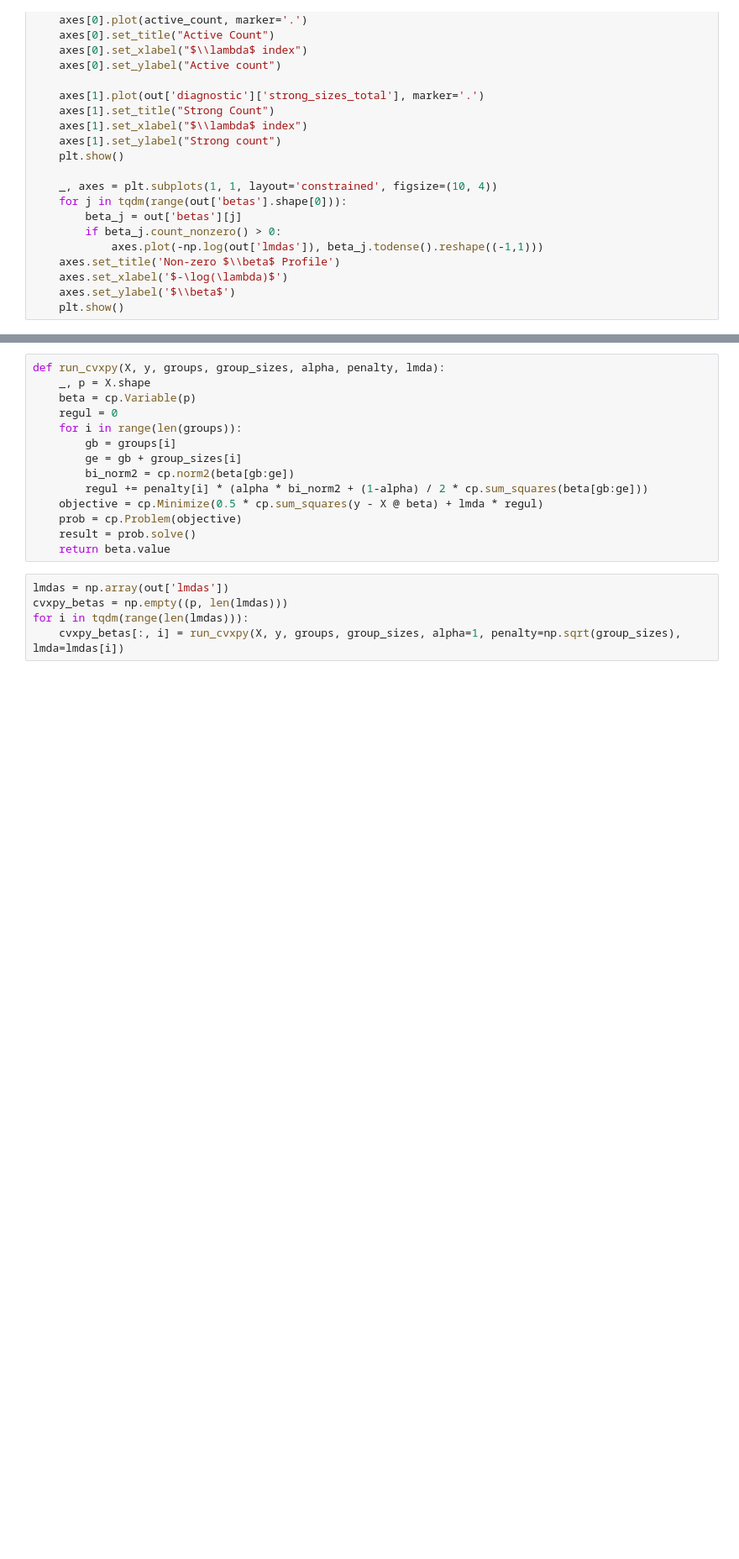
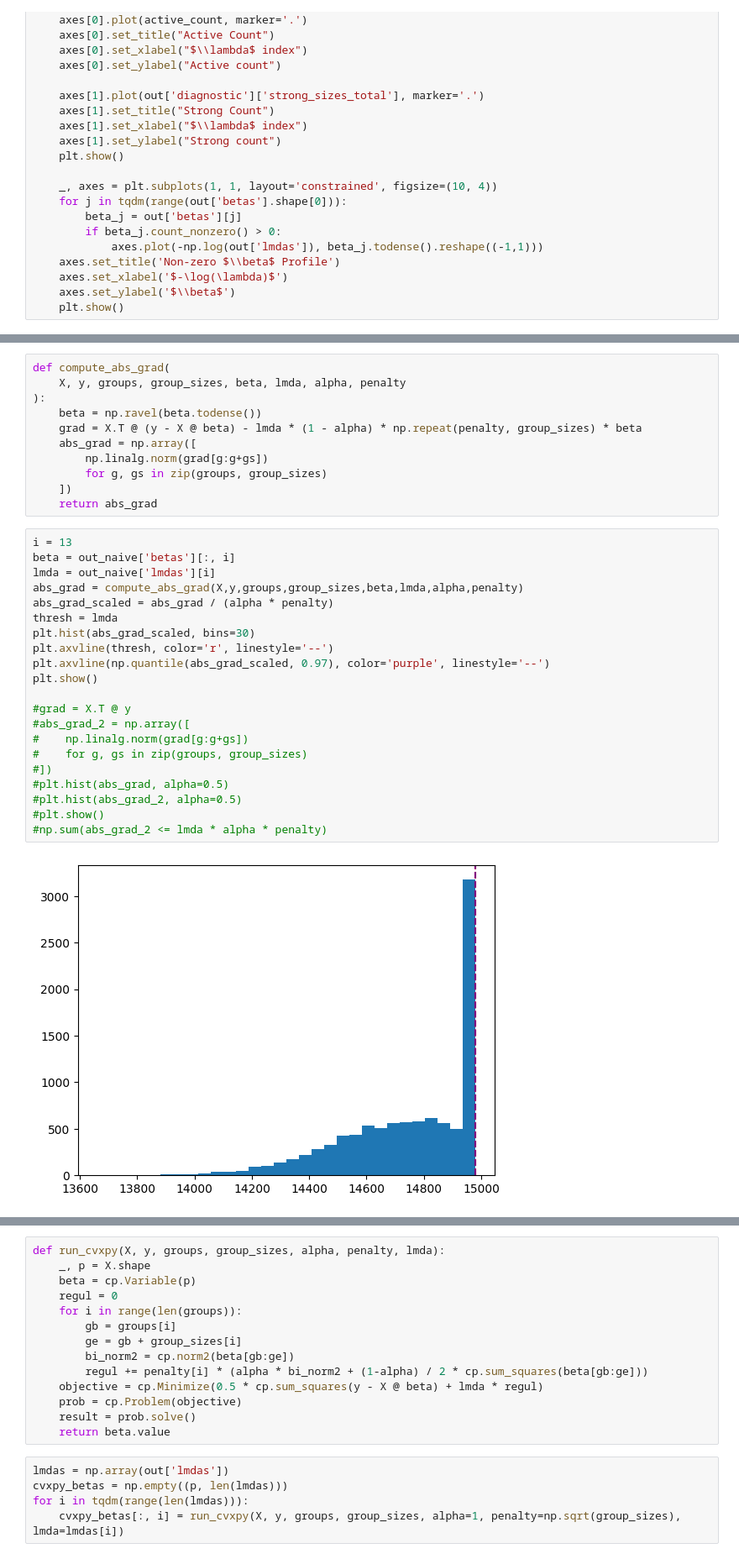
Before and after one commit to JamesYang007/adelie, a Jupyter notebook: research/paper_results/group_basil.ipynb, the cells around one changed output, grey strips where cells are left out. Shown at 84% size. Cells and saved outputs as stored; diff of their text form; blank space fills up the shorter version.

```diff
--- a/research/paper_results/group_basil.ipynb
+++ b/research/paper_results/group_basil.ipynb
@@ -144,0 +154,34 @@ DEBUG:root:Number of lambdas:  51
+# %%
+def compute_abs_grad(
+    X, y, groups, group_sizes, beta, lmda, alpha, penalty
+):
+    beta = np.ravel(beta.todense())
+    grad = X.T @ (y - X @ beta) - lmda * (1 - alpha) * np.repeat(penalty, group_sizes) * beta
+    abs_grad = np.array([
+        np.linalg.norm(grad[g:g+gs])
+        for g, gs in zip(groups, group_sizes)
+    ])
+    return abs_grad
+# %%
+i = 13
+beta = out_naive['betas'][:, i]
+lmda = out_naive['lmdas'][i]
+abs_grad = compute_abs_grad(X,y,groups,group_sizes,beta,lmda,alpha,penalty)
+abs_grad_scaled = abs_grad / (alpha * penalty)
+thresh = lmda
+plt.hist(abs_grad_scaled, bins=30)
+plt.axvline(thresh, color='r', linestyle='--')
+plt.axvline(np.quantile(abs_grad_scaled, 0.97), color='purple', linestyle='--')
+plt.show()
+
+#grad = X.T @ y
+#abs_grad_2 = np.array([
+#    np.linalg.norm(grad[g:g+gs])
+#    for g, gs in zip(groups, group_sizes)
+#])
+#plt.hist(abs_grad, alpha=0.5)
+#plt.hist(abs_grad_2, alpha=0.5)
+#plt.show()
+#np.sum(abs_grad_2 <= lmda * alpha * penalty)
+# %% [output]
+[figure, added]
```
Also changed, not shown: parts of 8 cells of this notebook.
